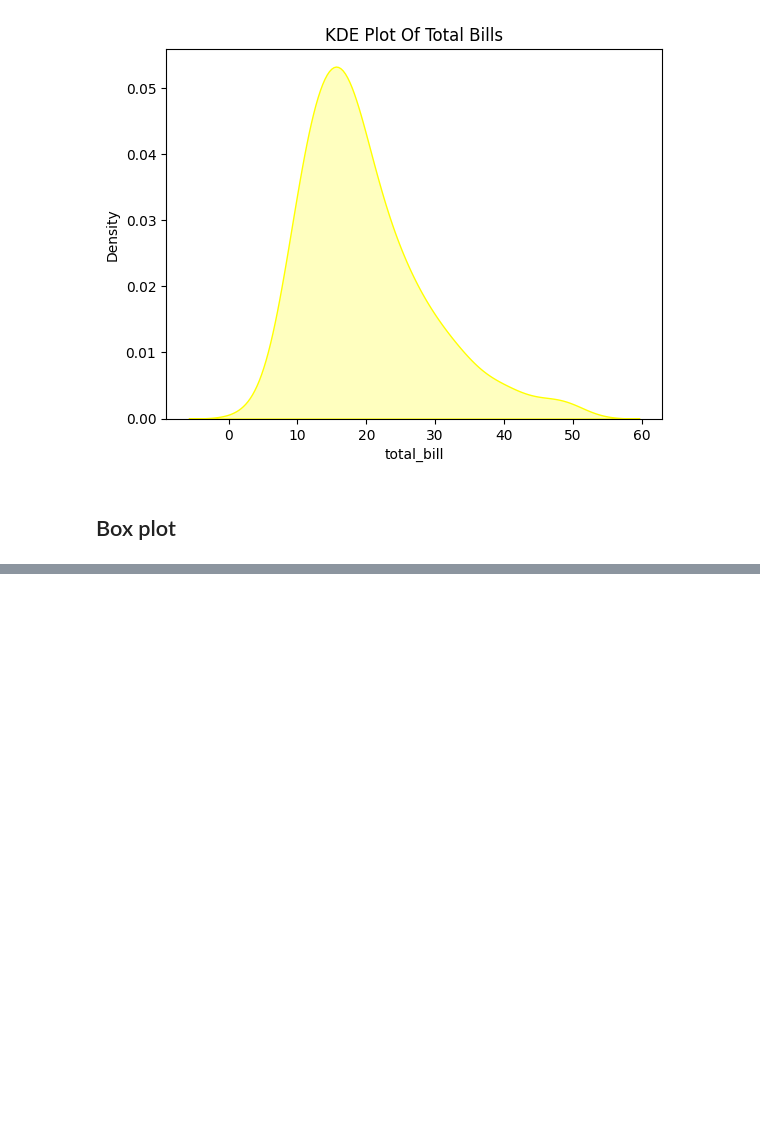
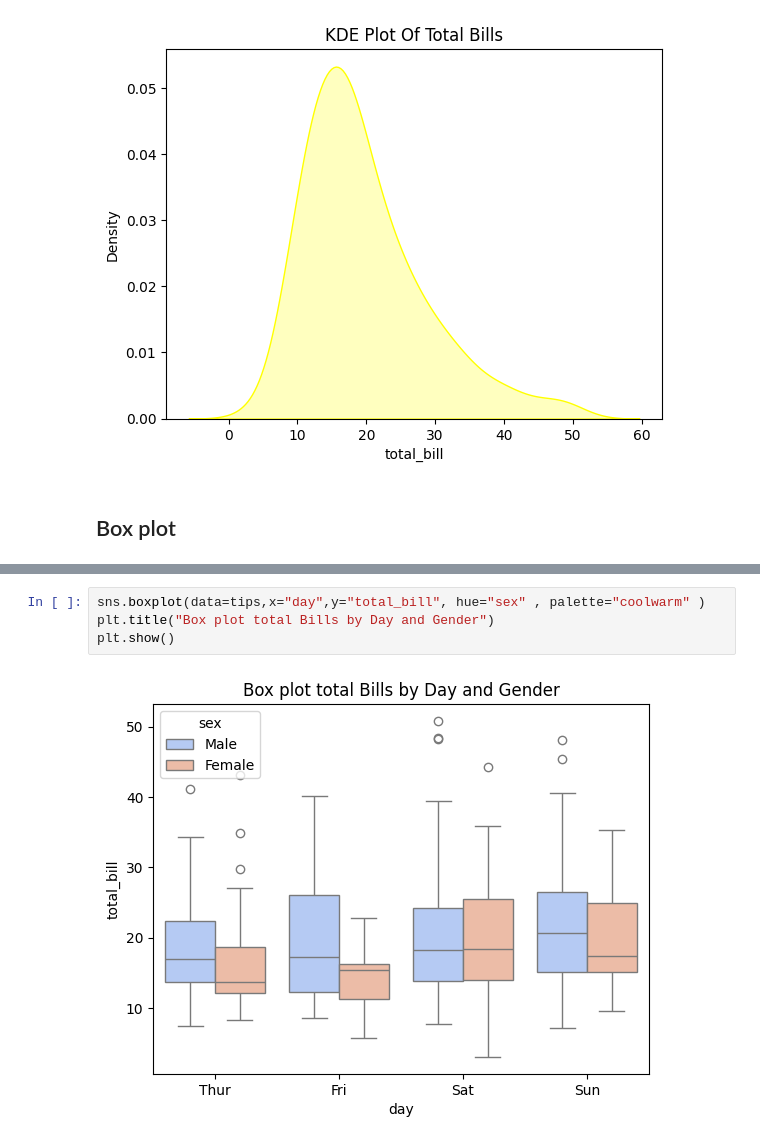
Before and after one commit to manivenkatasai9494/tekworks, a Jupyter notebook: DV/seabrrnn.ipynb, the cells around one changed output, grey strips where cells are left out. Cells and saved outputs as stored; diff of their text form; blank space fills up the shorter version.

```diff
--- a/DV/seabrrnn.ipynb
+++ b/DV/seabrrnn.ipynb
@@ -76,0 +77,6 @@ Passing `palette` without assigning `hue` is deprecated and will be removed in v
+# %%
+sns.boxplot(data=tips,x="day",y="total_bill", hue="sex" , palette="coolwarm" )
+plt.title("Box plot total Bills by Day and Gender")
+plt.show()
+# %% [output]
+[figure, added]
```
Also changed, not shown: parts of 5 cells of this notebook, 27 other files.
